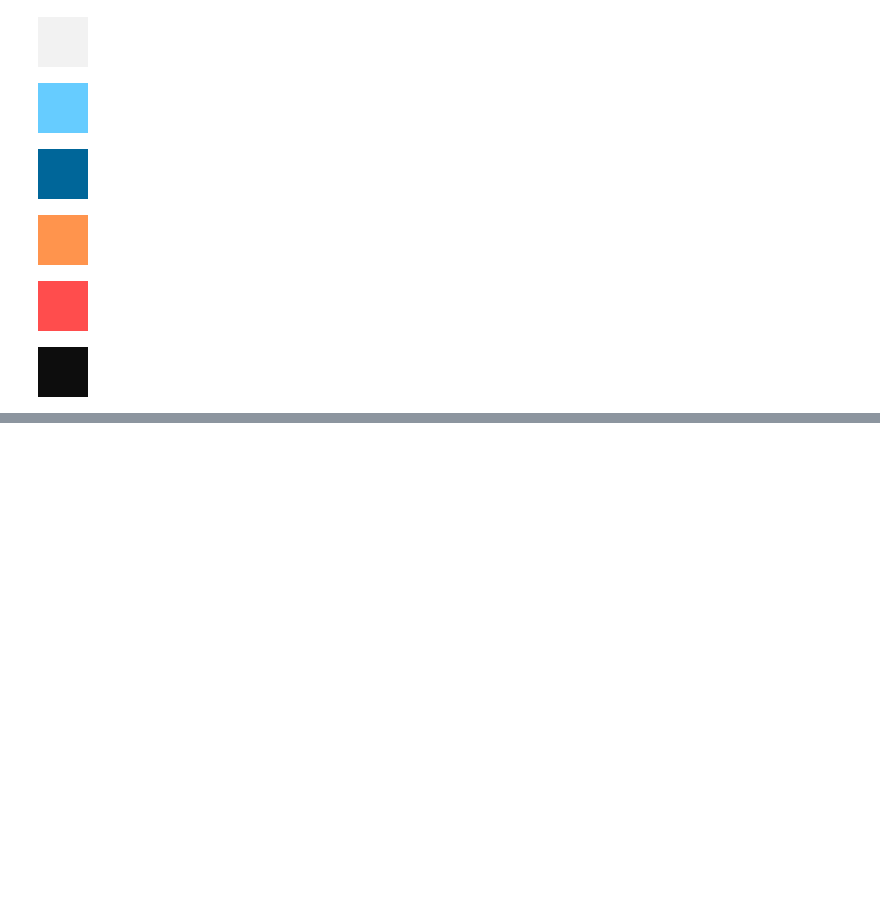
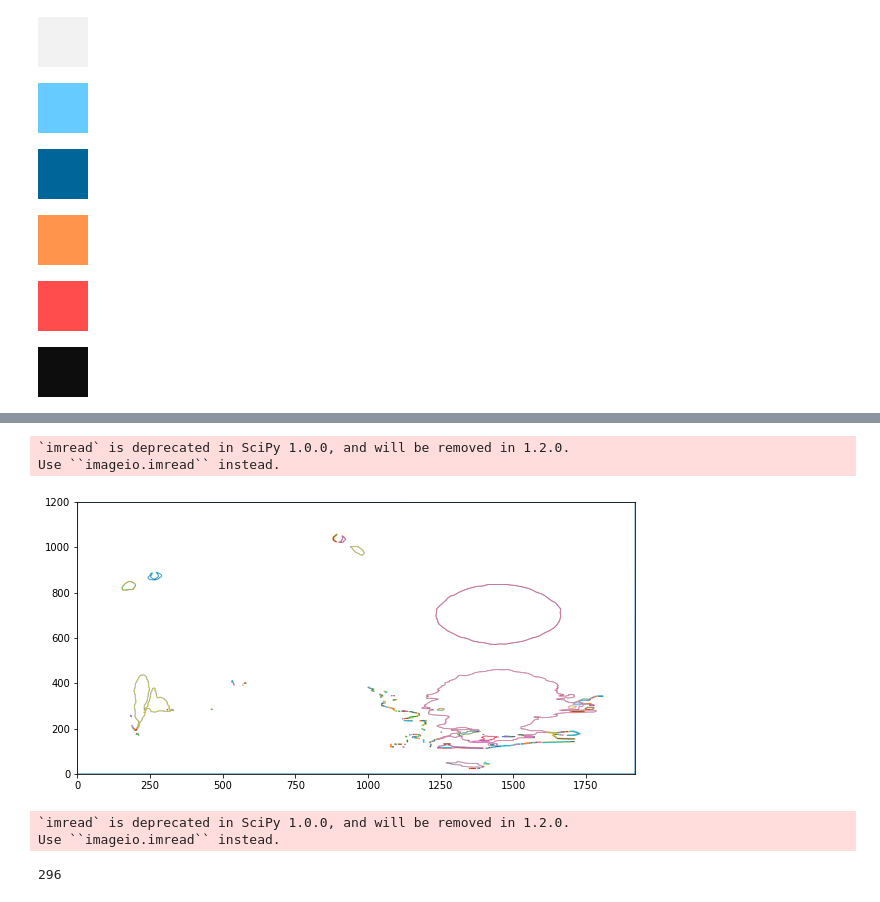
Before and after one commit to gornekich/stencil, a Jupyter notebook: stencil.ipynb, the cells around one changed output, grey strips where cells are left out. Cells and saved outputs as stored; diff of their text form; code cells hidden in the pictures; blank space fills up the shorter version.

```diff
--- a/stencil.ipynb
+++ b/stencil.ipynb
@@ -117,0 +185,33 @@ separate_clrs_pics_edges[3].show()
+# %%
+data = np.array(separate_clrs_pics[4])
+fimg = misc.imread("output/4.jpg")
+gimg = color.colorconv.rgb2grey(fimg)
+contours = measure.find_contours(gimg, 0.8)
+
+plt.figure(figsize=(10, 5))
+axes = plt.gca()
+axes.set_xlim([0, 1920])
+axes.set_ylim([0, 1200])
+for n, contour in enumerate(contours):
+    plt.plot(contour[:, 1], 1200 - contour[:, 0], linewidth=0.5)
+# %% [output]
+`imread` is deprecated in SciPy 1.0.0, and will be removed in 1.2.0.
+Use ``imageio.imread`` instead.
+[figure, added]
+# %%
+data = np.array(separate_clrs_pics[4])
+fimg = misc.imread("output/4.jpg")
+gimg = color.colorconv.rgb2grey(fimg)
+contours = measure.find_contours(gimg, 0.8)
+out = []
+for contour in contours:
+    inside_pix = find_pix_inside(contour)
+    out.append(inside_pix)
+for p in out:
+    if len(p) > 0:
+        data[p[0]][p[1]] = (0,0,0)
+new = Image.fromarray(data)
+new.show()
+# %% [output]
+`imread` is deprecated in SciPy 1.0.0, and will be removed in 1.2.0.
+Use ``imageio.imread`` instead.
@@ -117,0 +220,4 @@ separate_clrs_pics_edges[3].show()
+# %%
+len(contours)
+# %% [output]
+296
```
Also changed, not shown: parts of 14 cells of this notebook, 17 other files.
